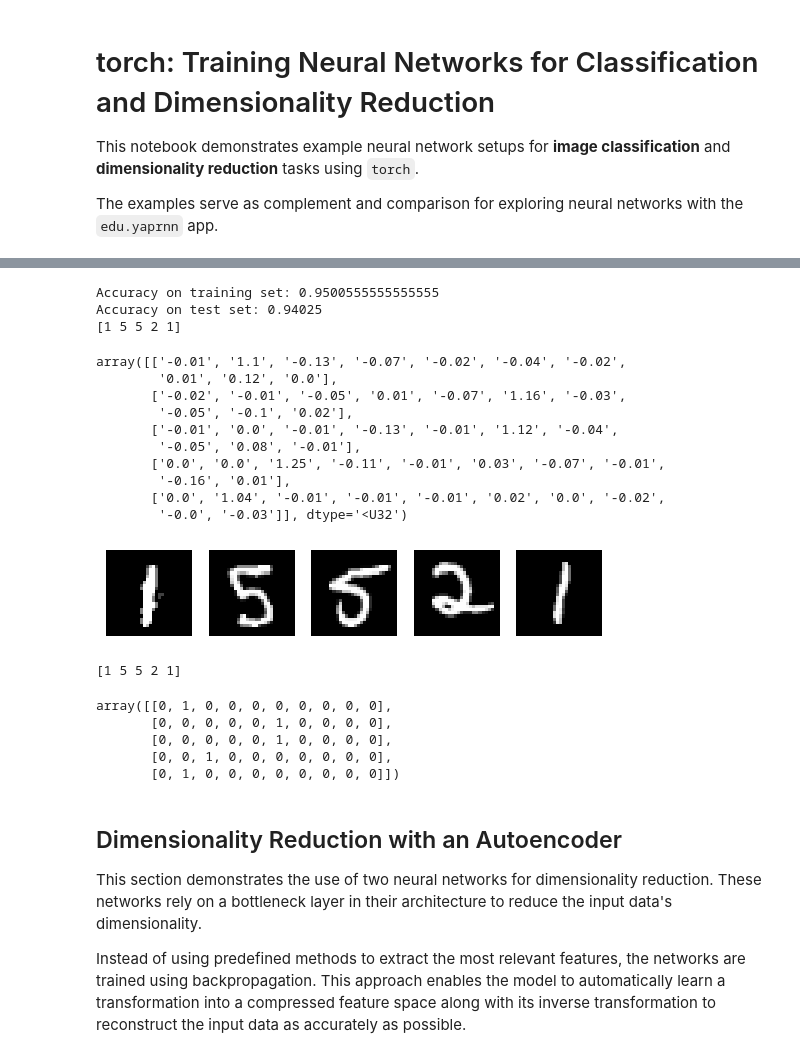
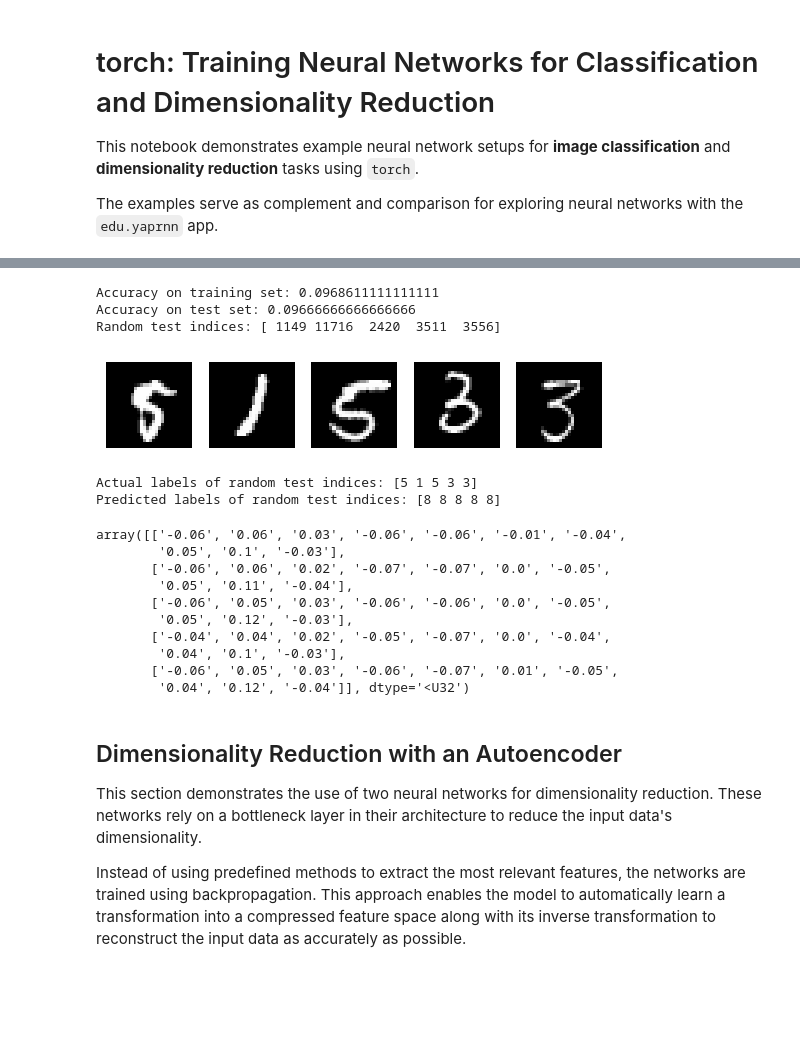
Before and after one commit to falkosch/edu.yaprnn, a Jupyter notebook: notebooks/frameworks-torch.ipynb, the cells around one changed output, grey strips where cells are left out. Saved outputs shown, nothing was run; the diff lists cells and outputs as text; code cells hidden in the pictures; blank space fills up the shorter version.

```diff
--- a/notebooks/frameworks-torch.ipynb
+++ b/notebooks/frameworks-torch.ipynb
@@ -140,41 +136,41 @@ Epoch 50/50, Loss: 0.0131
 Actual number of parameters: 16175
 # %%
-model.eval()
-print(f'Accuracy on training set: {calculate_accuracy(model, X_train_tensor, y_train)}')
-print(f'Accuracy on test set: {calculate_accuracy(model, X_test_tensor, y_test)}')
+classification_model.eval()
+
+_, _, X_train, y_train, X_test, y_test = mnist_utils.from_dataset(digits_train_32k_test_12k)
+X_train_tensor = to_tensor(X_train)
+X_test_tensor = to_tensor(X_test)
+
+print(
+    f'Accuracy on training set: {model_utils.calculate_accuracy(classification_model_predict, X_train_tensor, y_train)}')
+print(f'Accuracy on test set: {model_utils.calculate_accuracy(classification_model_predict, X_test_tensor, y_test)}')
 
 random_test_indices = np.random.choice(X_test.shape[0], 5, replace=False)
-with torch.no_grad():
-    input_tensor = to_tensor(X_test[random_test_indices])
-    predicted = model.forward(input_tensor).cpu().numpy()
-print(np.argmax(predicted, axis=1))
+print(f'Random test indices: {random_test_indices}')
+
+mnist_utils.plot_images(X_test[random_test_indices], image_size=image_size, cmap='gray')
+print(f'Actual labels of random test indices: {np.argmax(y_test[random_test_indices], axis=1)}')
+
+predicted = classification_model_predict(to_tensor(X_test[random_test_indices]))
+print(f'Predicted labels of random test indices: {np.argmax(predicted, axis=1)}')
 predicted.round(2).astype('str')
 # %% [output]
-Accuracy on training set: 0.9500555555555555
-Accuracy on test set: 0.94025
-[1 5 5 2 1]
+Accuracy on training set: 0.0968611111111111
+Accuracy on test set: 0.09666666666666666
+Random test indices: [ 1149 11716  2420  3511  3556]
+[figure, added]
-array([['-0.01', '1.1', '-0.13', '-0.07', '-0.02', '-0.04', '-0.02',
-        '0.01', '0.12', '0.0'],
-       ['-0.02', '-0.01', '-0.05', '0.01', '-0.07', '1.16', '-0.03',
-        '-0.05', '-0.1', '0.02'],
-       ['-0.01', '0.0', '-0.01', '-0.13', '-0.01', '1.12', '-0.04',
-        '-0.05', '0.08', '-0.01'],
-       ['0.0', '0.0', '1.25', '-0.11', '-0.01', '0.03', '-0.07', '-0.01',
-        '-0.16', '0.01'],
-       ['0.0', '1.04', '-0.01', '-0.01', '-0.01', '0.02', '0.0', '-0.02',
-        '-0.0', '-0.03']], dtype='<U32')
+Actual labels of random test indices: [5 1 5 3 3]
+Predicted labels of random test indices: [8 8 8 8 8]
+array([['-0.06', '0.06', '0.03', '-0.06', '-0.06', '-0.01', '-0.04',
+        '0.05', '0.1', '-0.03'],
+       ['-0.06', '0.06', '0.02', '-0.07', '-0.07', '0.0', '-0.05',
+        '0.05', '0.11', '-0.04'],
+       ['-0.06', '0.05', '0.03', '-0.06', '-0.06', '0.0', '-0.05',
+        '0.05', '0.12', '-0.03'],
+       ['-0.04', '0.04', '0.02', '-0.05', '-0.07', '0.0', '-0.04',
+        '0.04', '0.1', '-0.03'],
+       ['-0.06', '0.05', '0.03', '-0.06', '-0.07', '0.01', '-0.05',
+        '0.04', '0.12', '-0.04']], dtype='<U32')
-# %%
-mnist_utils.plot_images(X_test[random_test_indices], image_size=image_size, cmap='gray')
-print(np.argmax(y_test[random_test_indices], axis=1))
-y_test[random_test_indices]
-# %% [output]
-[figure, removed]
-[1 5 5 2 1]
-array([[0, 1, 0, 0, 0, 0, 0, 0, 0, 0],
-       [0, 0, 0, 0, 0, 1, 0, 0, 0, 0],
-       [0, 0, 0, 0, 0, 1, 0, 0, 0, 0],
-       [0, 0, 1, 0, 0, 0, 0, 0, 0, 0],
-       [0, 1, 0, 0, 0, 0, 0, 0, 0, 0]])
 # %% [markdown]
 ## Dimensionality Reduction with an Autoencoder
 
```
Also changed, not shown: parts of 7 cells of this notebook, 16 other files.
